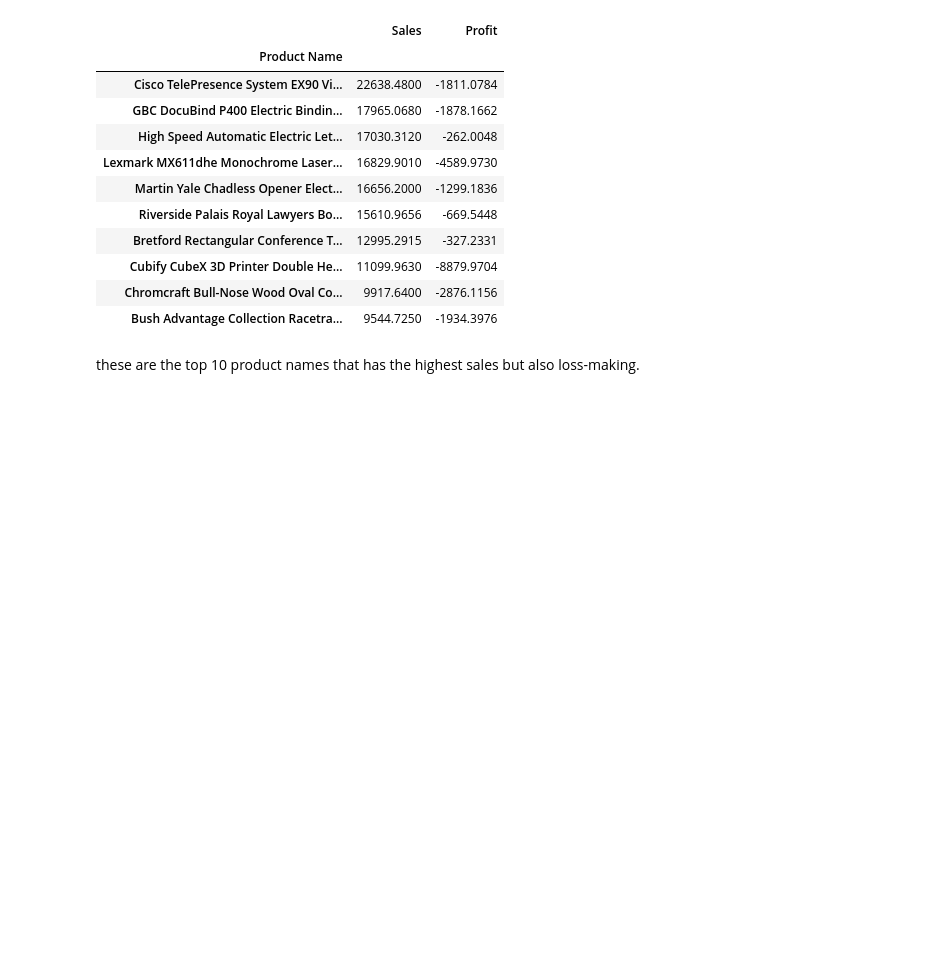
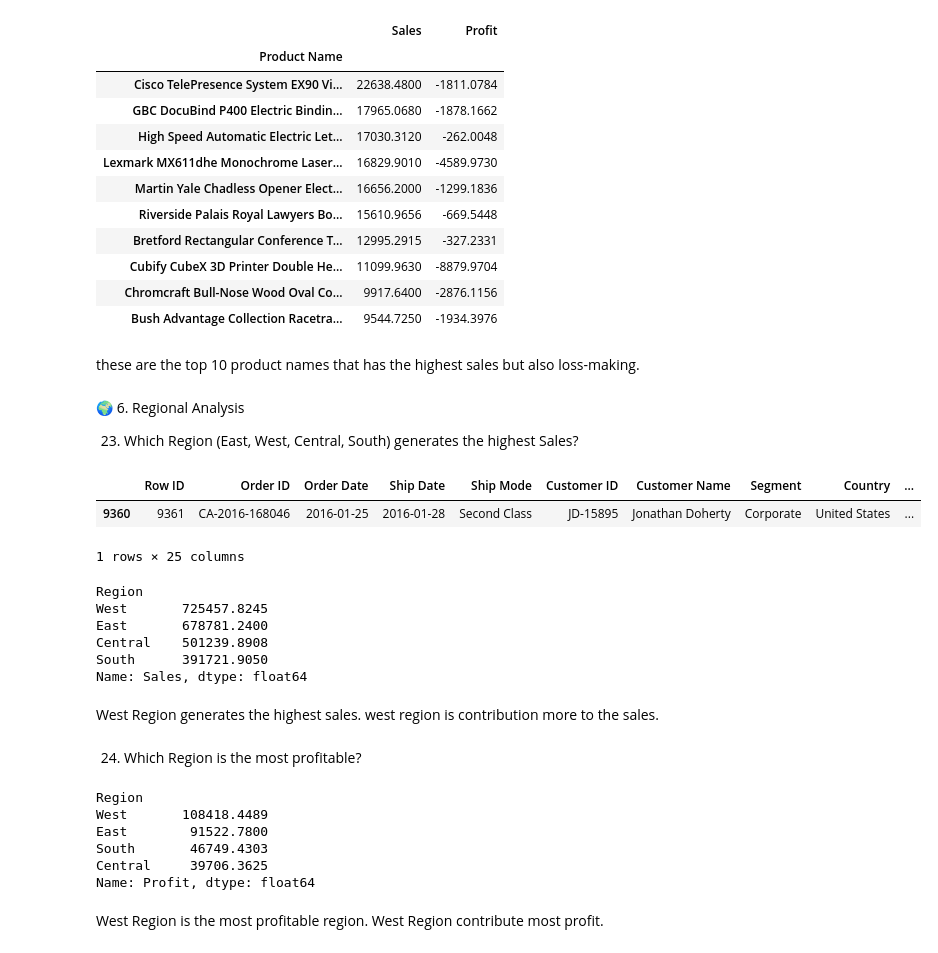
Before and after one commit to bikashsahani/superstore-sales-analysis, a Jupyter notebook: sales_analysis.ipynb, the cells around one changed output. Drawn from its saved outputs; the diff is of its cells as text; code cells hidden in the pictures; blank space fills up the shorter version.

```diff
--- a/sales_analysis.ipynb
+++ b/sales_analysis.ipynb
@@ -521,3 +521,37 @@ grouped[grouped['Profit'] < 0].sort_values(by='Sales', ascending=False).head(10)
 | Bush Advantage Collection Racetra... | 9544.7250 | -1934.3976 |
 # %% [markdown]
 these are the top 10 product names that has the highest sales but also loss-making.
+# %% [markdown]
+🌍 6. Regional Analysis
+
+23. Which Region (East, West, Central, South) generates the highest Sales?
+# %%
+data.sample()
+# %% [output]
+|  | Row ID | Order ID | Order Date | Ship Date | Ship Mode | Customer ID | Customer Name | Segment | Country | ... |
+| 9360 | 9361 | CA-2016-168046 | 2016-01-25 | 2016-01-28 | Second Class | JD-15895 | Jonathan Doherty | Corporate | United States | ... |
+1 rows × 25 columns
+# %%
+data.groupby('Region')['Sales'].sum().sort_values(ascending=False)
+# %% [output]
+Region
+West       725457.8245
+East       678781.2400
+Central    501239.8908
+South      391721.9050
+Name: Sales, dtype: float64
+# %% [markdown]
+West Region generates the highest sales. west region is contribution more to the sales.
+# %% [markdown]
+24. Which Region is the most profitable?
+# %%
+data.groupby('Region')['Profit'].sum().sort_values(ascending=False)
+# %% [output]
+Region
+West       108418.4489
+East        91522.7800
+South       46749.4303
+Central     39706.3625
+Name: Profit, dtype: float64
+# %% [markdown]
+West Region is the most profitable region. West Region contribute most profit.
```
Also changed, not shown: parts of 14 cells of this notebook.
